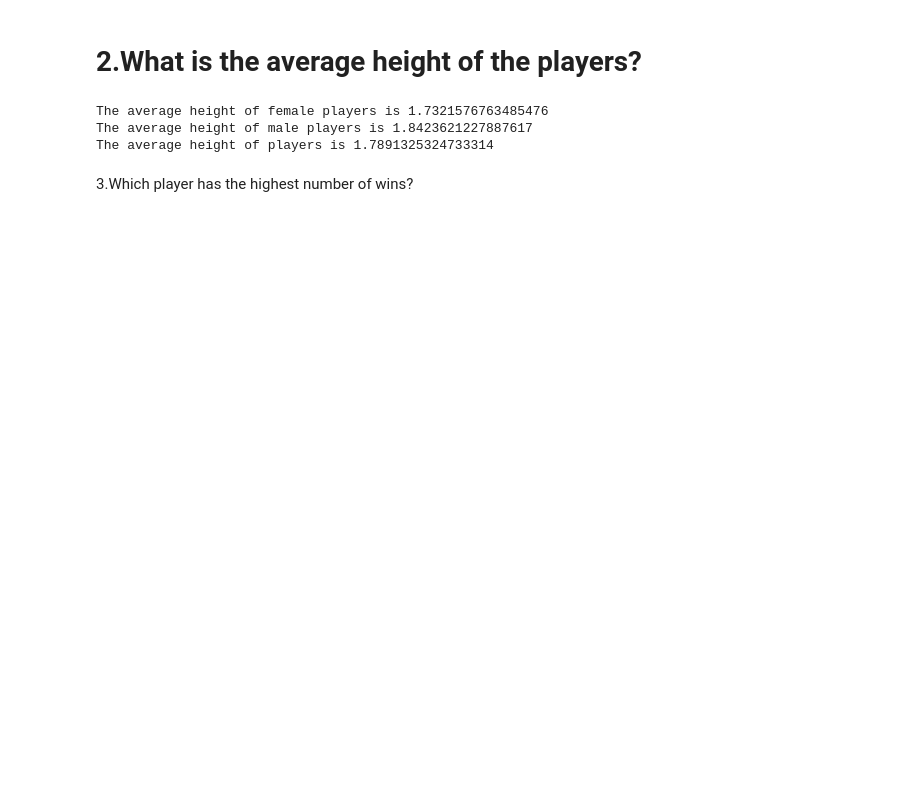
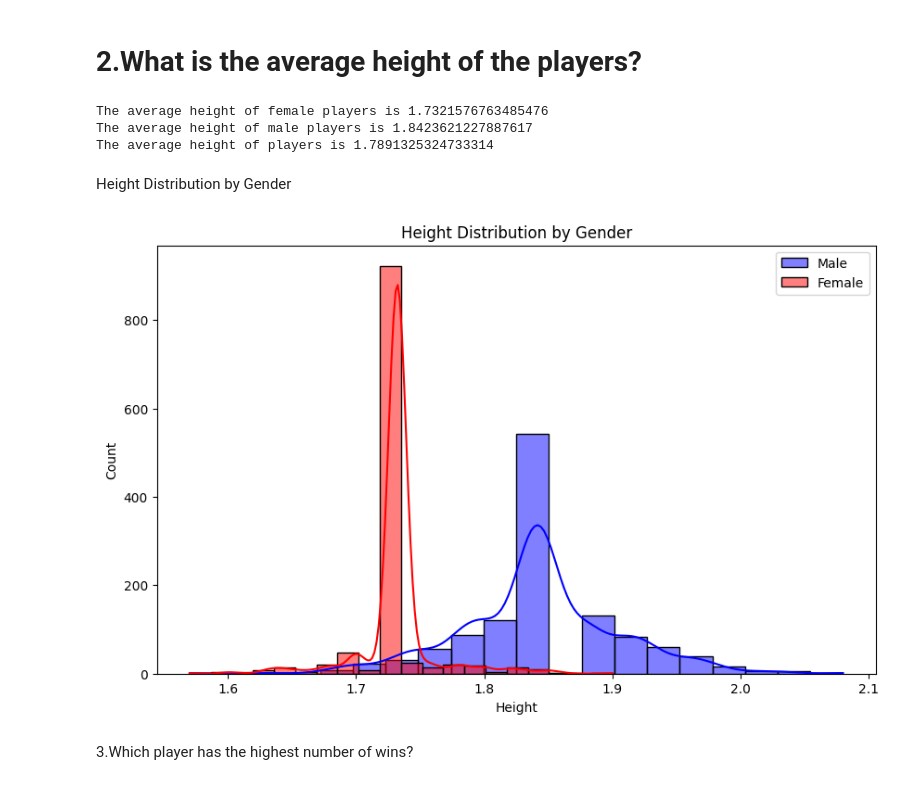
Before and after one commit to HosseinFaghihi/tennismatch_coop_coding, a Jupyter notebook: tproject.ipynb, the cells around one changed output. Cells and saved outputs as stored; diff of their text form; code cells hidden in the pictures; blank space fills up the shorter version.

Commit message:
edit1,add plot to 2, edit3

```diff
--- a/tproject.ipynb
+++ b/tproject.ipynb
@@ -125,7 +128,7 @@ for group_name, df in grouped_data_frames.items():
 read csv files
 # %%
 # Define the directory and group names
-base_folder = r'e:\extracted_rar_files'
+base_folder = r'F:\daneshkar\project1\extracted_rar_files'
 group_names = [
     'home_team_score',
     'home_team',
@@ -266,6 +282,19 @@ print(f'The average height of players is {mean_height_players}')
 The average height of female players is 1.7321576763485476
 The average height of male players is 1.8423621227887617
 The average height of players is 1.7891325324733314
+# %% [markdown]
+Height Distribution by Gender
+# %%
+# Plot: Height Distribution by Gender
+plt.figure(figsize=(10, 6))
+sns.histplot(data=df_concat_gender[df_concat_gender['gender'] == 'M'], x='height', color='blue', label='Male', kde=True, bins=20)
+sns.histplot(data=df_concat_gender[df_concat_gender['gender'] == 'F'], x='height', color='red', label='Female', kde=True, bins=20)
+plt.title('Height Distribution by Gender')
+plt.xlabel('Height')
+plt.legend()
+plt.show()
+# %% [output]
+[figure, added]
 # %% [markdown]
 3.Which player has the highest number of wins?
 # %%
```
Also changed, not shown: parts of 3 cells of this notebook.
